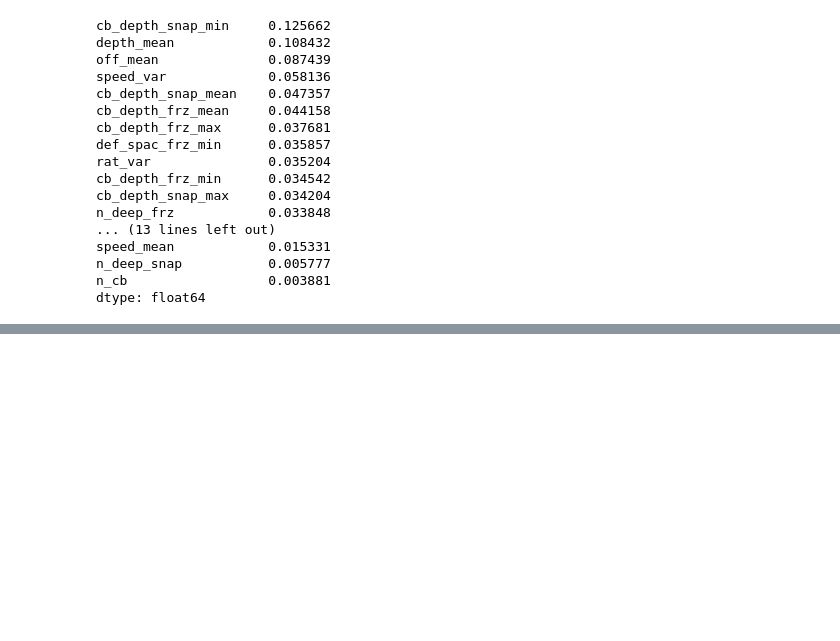
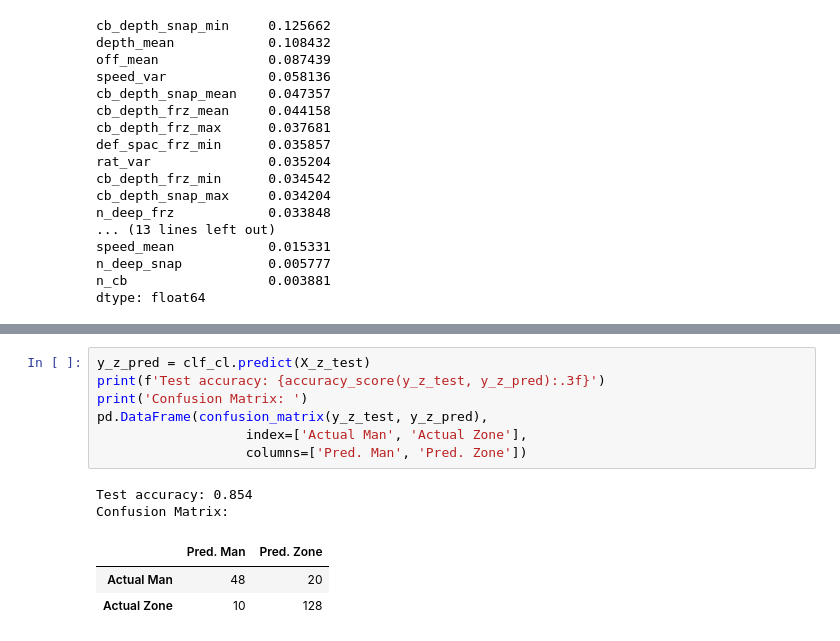
Before and after one commit to pschlais/kaggle_bigdatabowl_2021, a Jupyter notebook: coverage_type_model.ipynb, the cells around one changed output, grey strips where cells are left out. Cells and saved outputs as stored; diff of their text form; blank space fills up the shorter version.

```diff
--- a/coverage_type_model.ipynb
+++ b/coverage_type_model.ipynb
@@ -563,0 +622,13 @@ dtype: float64
+# %%
+y_z_pred = clf_cl.predict(X_z_test)
+print(f'Test accuracy: {accuracy_score(y_z_test, y_z_pred):.3f}')
+print('Confusion Matrix: ')
+pd.DataFrame(confusion_matrix(y_z_test, y_z_pred),
+                   index=['Actual Man', 'Actual Zone'],
+                   columns=['Pred. Man', 'Pred. Zone'])
+# %% [output]
+Test accuracy: 0.854
+Confusion Matrix:
+|  | Pred. Man | Pred. Zone |
+| Actual Man | 48 | 20 |
+| Actual Zone | 10 | 128 |
```
Also changed, not shown: parts of 19 cells of this notebook.
